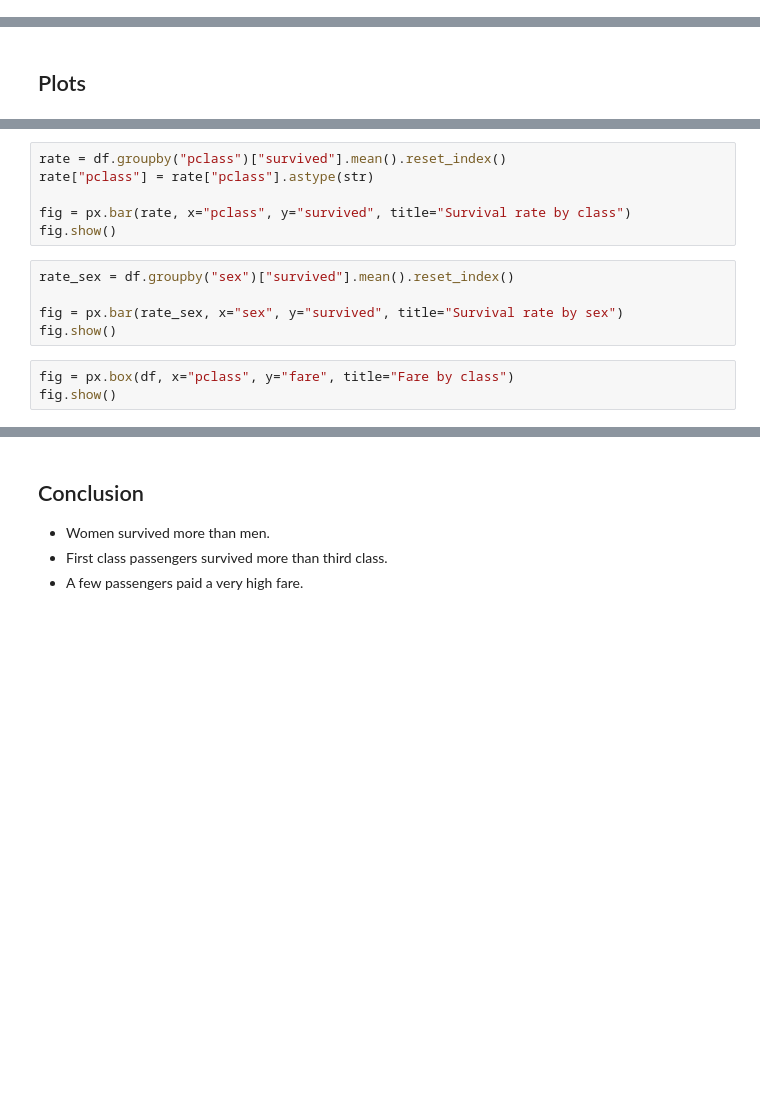
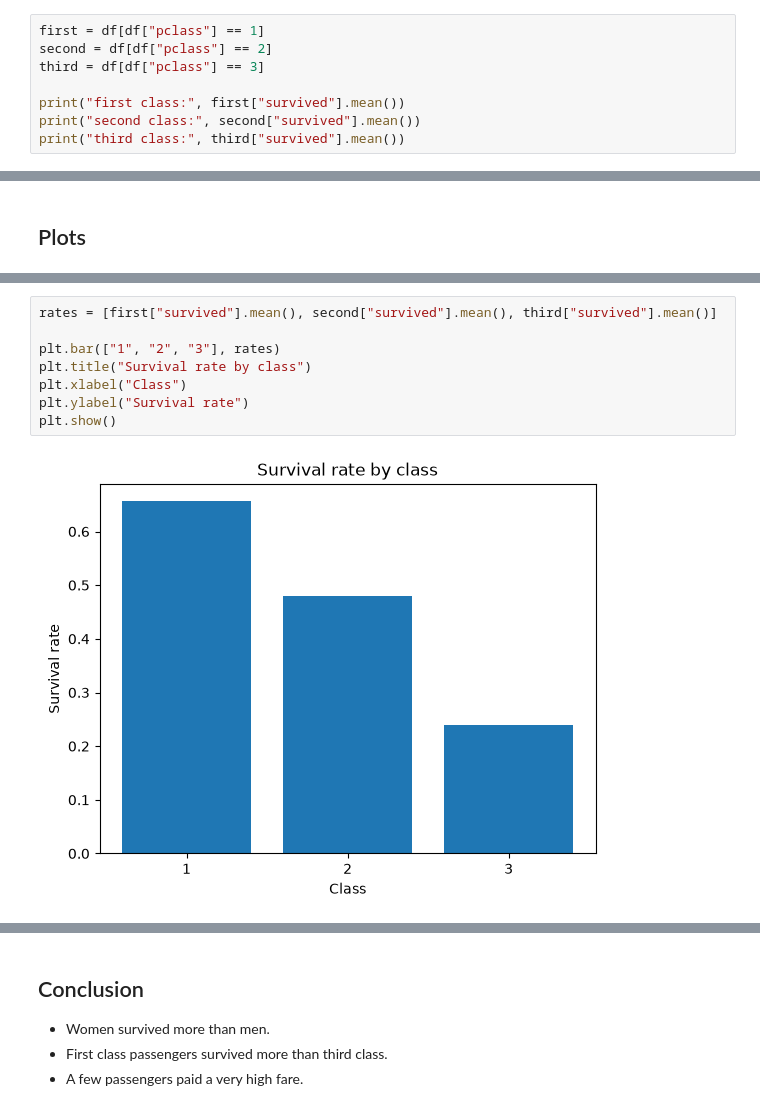
Before and after one commit to sheidashahreki/Data_Analysis_Tasks, a Jupyter notebook: Titanic_Analysis.ipynb, the cells around one changed output, grey strips where cells are left out. Drawn from its saved outputs; the diff is of its cells as text; blank space fills up the shorter version.

```diff
--- a/Titanic_Analysis.ipynb
+++ b/Titanic_Analysis.ipynb
@@ -140,0 +134,8 @@ Name: survived, dtype: float64
+# %%
+first = df[df["pclass"] == 1]
+second = df[df["pclass"] == 2]
+third = df[df["pclass"] == 3]
+
+print("first class:", first["survived"].mean())
+print("second class:", second["survived"].mean())
+print("third class:", third["survived"].mean())
@@ -214,14 +224,10 @@ fig.show()
-# %%
-rate = df.groupby("pclass")["survived"].mean().reset_index()
-rate["pclass"] = rate["pclass"].astype(str)
-
-fig = px.bar(rate, x="pclass", y="survived", title="Survival rate by class")
-fig.show()
-# %%
-rate_sex = df.groupby("sex")["survived"].mean().reset_index()
-
-fig = px.bar(rate_sex, x="sex", y="survived", title="Survival rate by sex")
-fig.show()
-# %%
-fig = px.box(df, x="pclass", y="fare", title="Fare by class")
-fig.show()
+# %%
+rates = [first["survived"].mean(), second["survived"].mean(), third["survived"].mean()]
+
+plt.bar(["1", "2", "3"], rates)
+plt.title("Survival rate by class")
+plt.xlabel("Class")
+plt.ylabel("Survival rate")
+plt.show()
+# %% [output]
+[figure, added]
```
Also changed, not shown: parts of 12 cells of this notebook.
